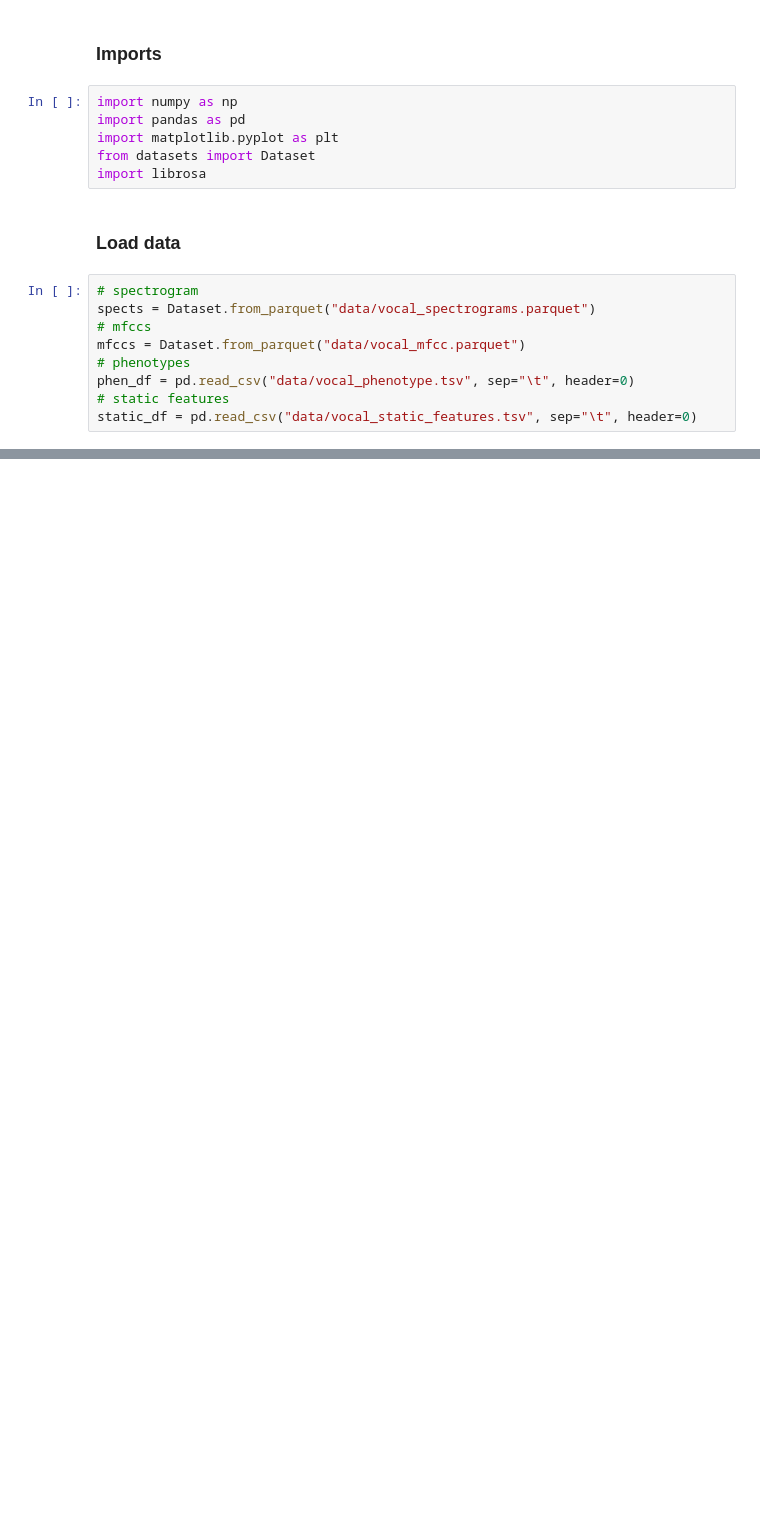
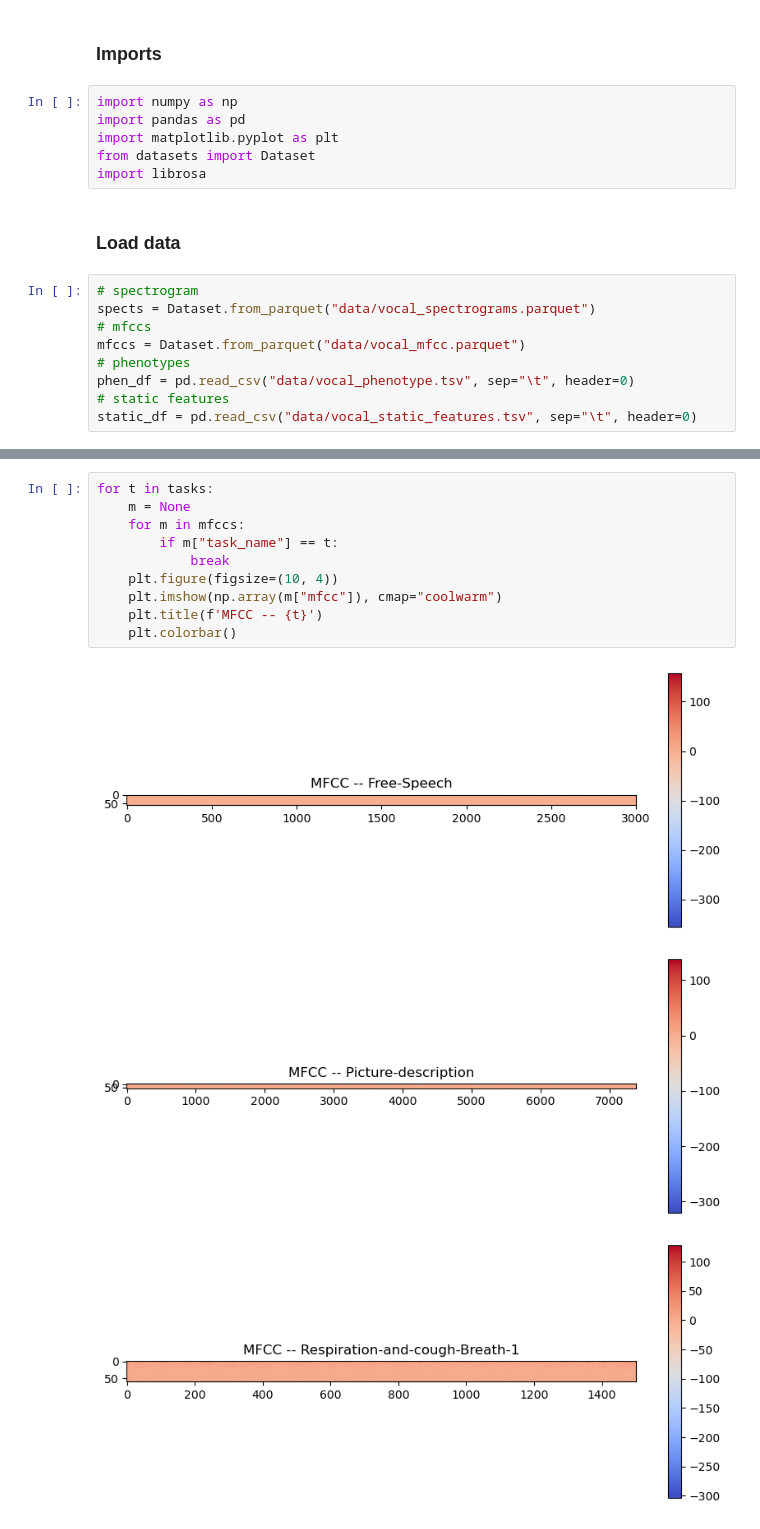
Before and after one commit to zpsheldon/ai-voice-disorder-prediction, a Jupyter notebook: explore_data.ipynb, the cells around one changed output, grey strips where cells are left out. Saved outputs shown, nothing was run; the diff lists cells and outputs as text; blank space fills up the shorter version.

```diff
--- a/explore_data.ipynb
+++ b/explore_data.ipynb
@@ -35,0 +71,14 @@ static_df
+# %%
+for t in tasks:
+    m = None
+    for m in mfccs:
+        if m["task_name"] == t:
+            break
+    plt.figure(figsize=(10, 4))
+    plt.imshow(np.array(m["mfcc"]), cmap="coolwarm")
+    plt.title(f'MFCC -- {t}')
+    plt.colorbar()
+# %% [output]
+[figure, added]
+[figure, added]
+[figure, added]
```
Also changed, not shown: parts of 7 cells of this notebook.
